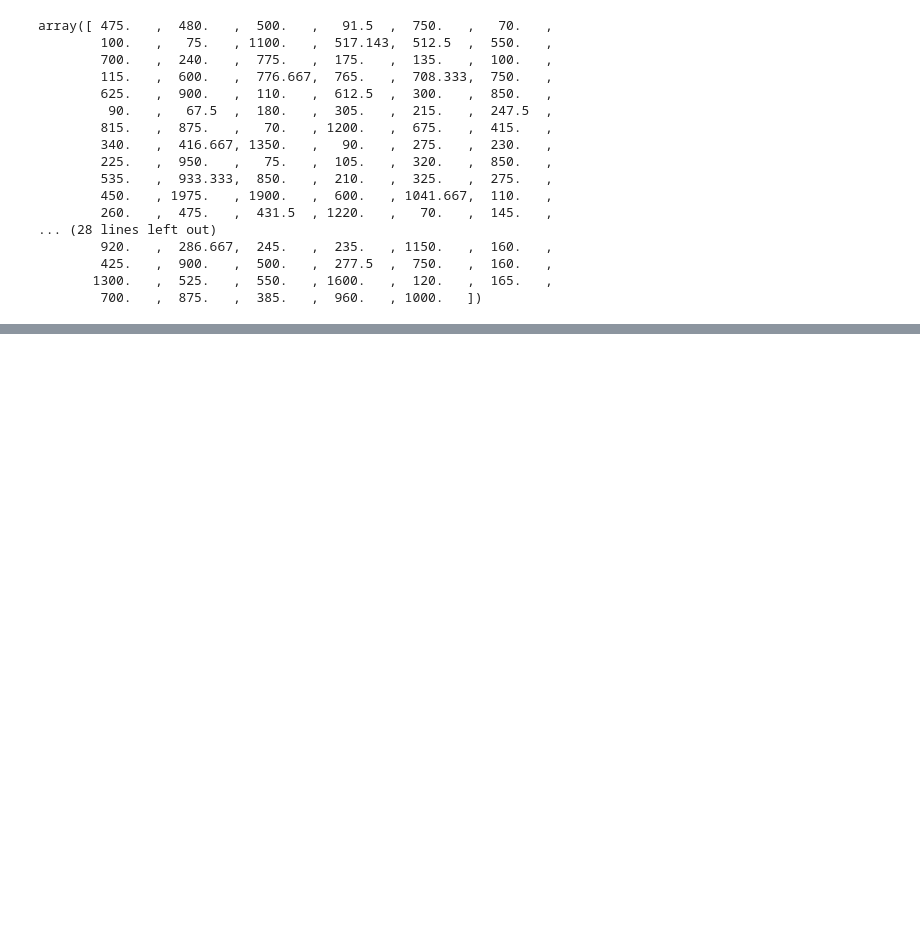
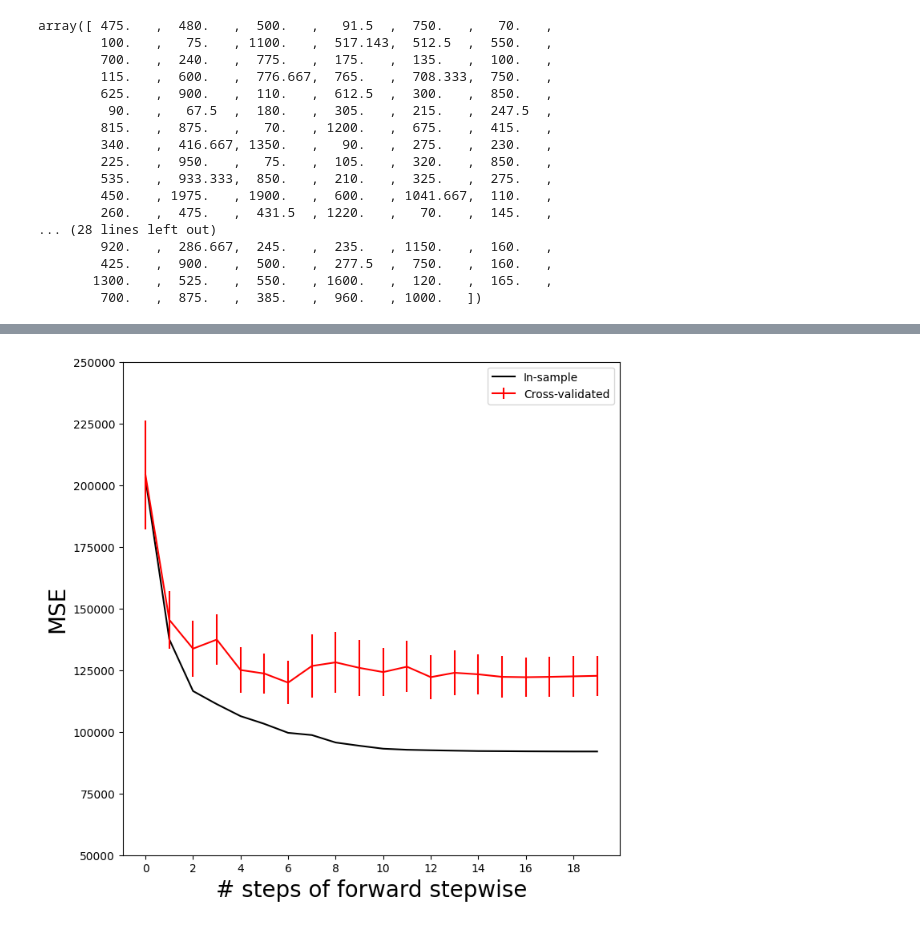
Before and after one commit to AshfordLee/Stanford_CS189, a Jupyter notebook: ISL_python/Ch6/Lab6.ipynb, the cells around one changed output, grey strips where cells are left out. Saved outputs shown, nothing was run; the diff lists cells and outputs as text; code cells hidden in the pictures; blank space fills up the shorter version.

```diff
--- a/ISL_python/Ch6/Lab6.ipynb
+++ b/ISL_python/Ch6/Lab6.ipynb
@@ -107,0 +198,11 @@ strategy=Stepwise.first_peak(
+# %%
+ax.errorbar(np.arange(n_steps),
+cv_mse.mean(1),
+cv_mse.std(1) / np.sqrt(K),
+label='Cross-validated',
+c='r') # color red
+ax.set_ylim([50000,250000])
+ax.legend()
+mse_fig
+# %% [output]
+[figure, added]
```
Also changed, not shown: parts of 61 cells of this notebook.
